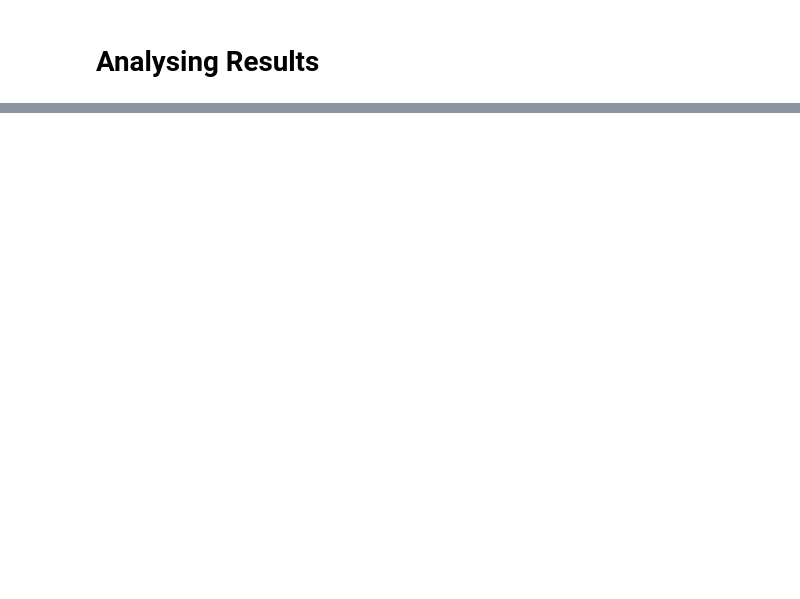
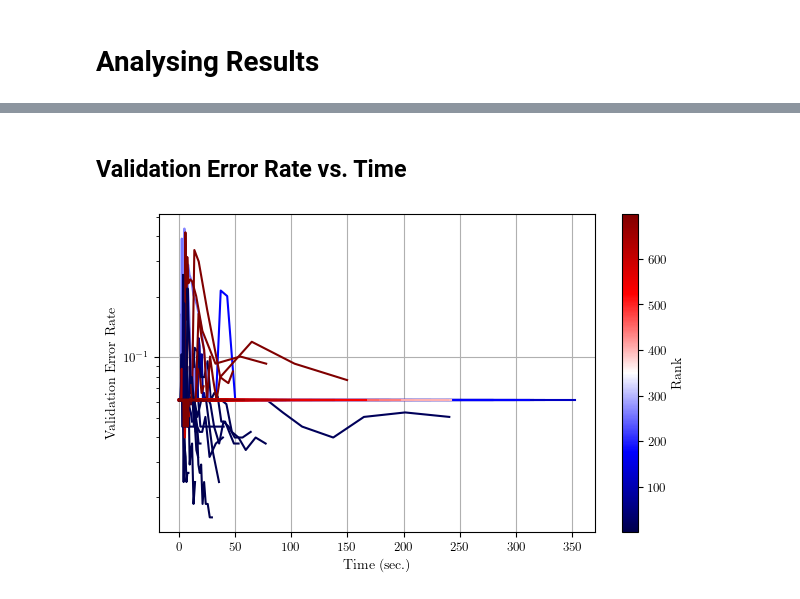
Before and after one commit to fmohr/lcdb, a Jupyter notebook: publications/2023-neurips/experiments/alcf/polaris/randomforest/analysis.ipynb, the cells around one changed output, grey strips where cells are left out. Saved outputs shown, nothing was run; the diff lists cells and outputs as text; code cells hidden in the pictures; blank space fills up the shorter version.

```diff
--- a/publications/2023-neurips/experiments/alcf/polaris/randomforest/analysis.ipynb
+++ b/publications/2023-neurips/experiments/alcf/polaris/randomforest/analysis.ipynb
@@ -120,0 +143,27 @@ plt.show()
+# %% [markdown]
+## Validation Error Rate vs. Time
+# %%
+# Plot: Validation Error Rate vs. Time
+# TODO: we may need to remove initial overheads to make all times start at 0.
+source = r_df["m:json"]
+
+query_anchor_timestamp_stop = QueryAnchorKeys("timestamp_stop")
+timestamp_stop_values = source.apply(query_anchor_timestamp_stop).to_list()
+
+query_confusion_matrix_values = QueryMetricValuesFromAnchors("confusion_matrix", split_name="val")
+out = source.apply(query_confusion_matrix_values)
+error_rate_values = out.apply(lambda x: list(map(lambda x: 1 - accuracy_from_confusion_matrix(x), x))).to_list()
+
+for i, (xi, yi) in enumerate(zip(timestamp_stop_values, error_rate_values)):
+    timestamp_stop_values[i] = xi[:len(yi)]
+
+fig, ax = plt.subplots(figsize=figsize)
+plot_learning_curves(timestamp_stop_values, error_rate_values, ax=ax)
+ax.set_xlabel(f"Time (sec.)")
+ax.set_ylabel(f"Validation Error Rate")
+# ax.set_xscale("log")
+ax.set_yscale("log")
+plt.savefig(os.path.join(os.path.dirname(source_csv), "val_error_rate_vs_time.jpg"), dpi=300, bbox_inches="tight")
+plt.show()
+# %% [output]
+[figure, added]
```
Also changed, not shown: parts of 25 cells of this notebook.
